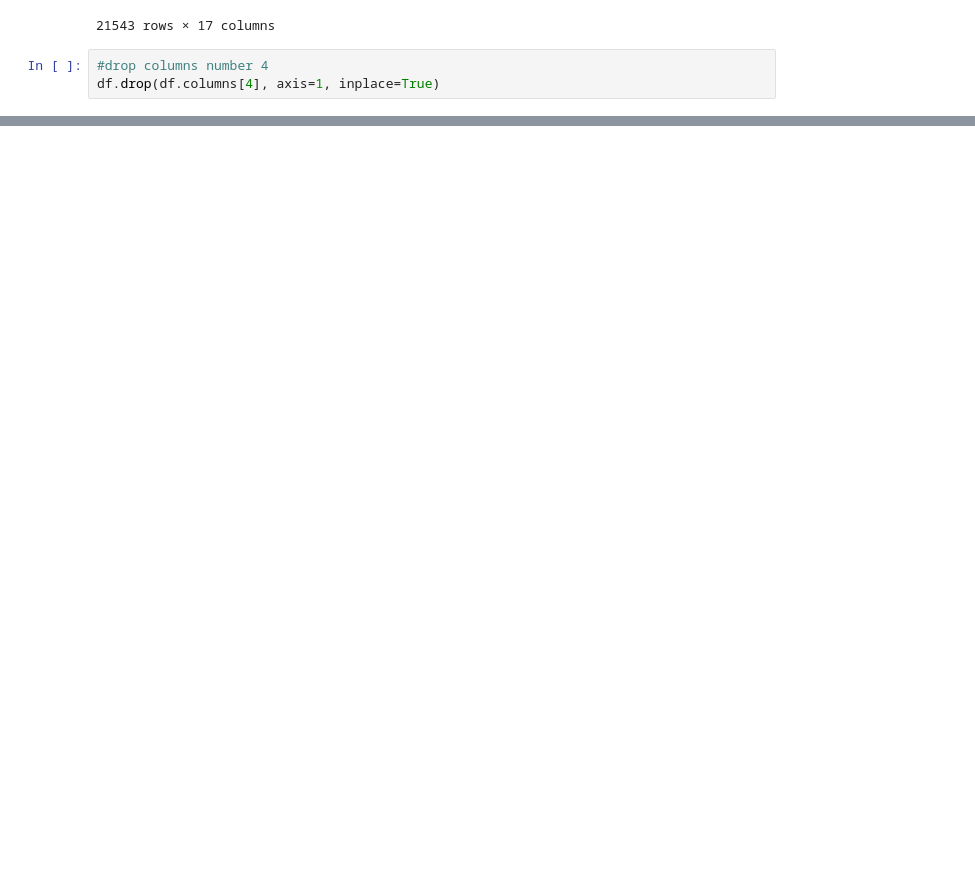
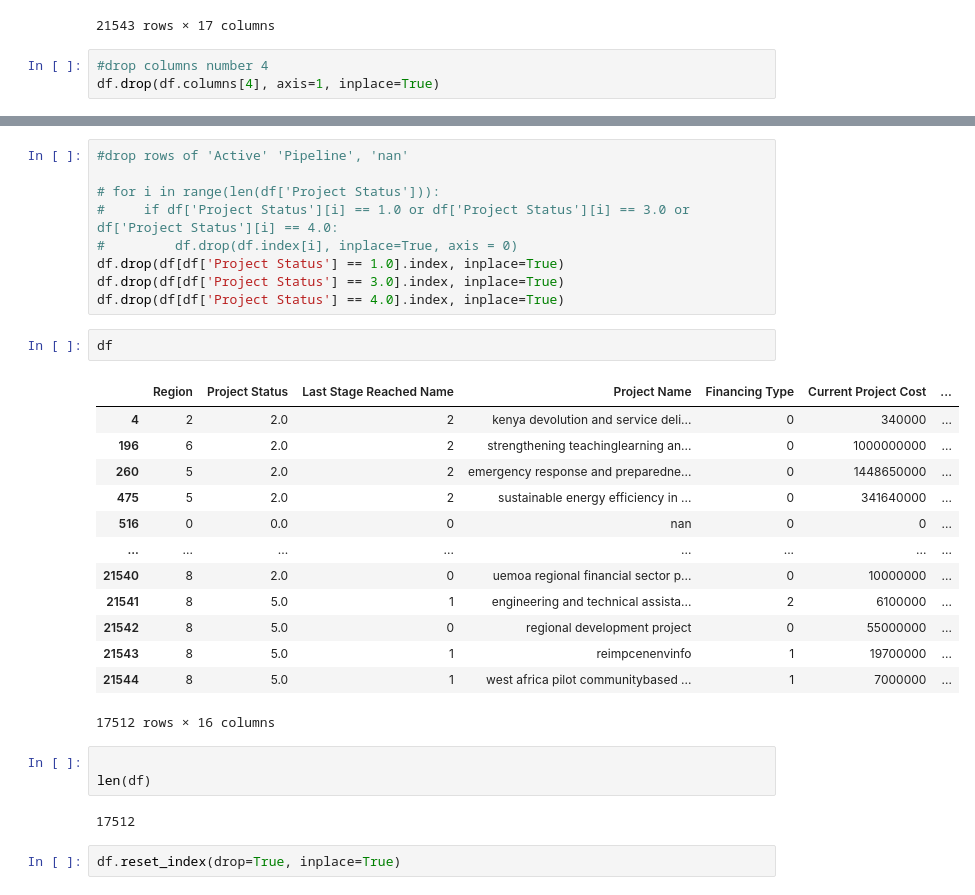
Before and after one commit to anjaliagarwal152615/world-bank-data-analysis-, a Jupyter notebook: world_bank.ipynb, the cells around one changed output, grey strips where cells are left out. Cells and saved outputs as stored; diff of their text form; blank space fills up the shorter version.

```diff
--- a/world_bank.ipynb
+++ b/world_bank.ipynb
@@ -391,0 +457,32 @@ df['Theme 2'] = df['Theme 2'].apply(lambda x: ' '.join(x))
+# %%
+#drop rows of 'Active' 'Pipeline', 'nan'
+
+# for i in range(len(df['Project Status'])):
+#     if df['Project Status'][i] == 1.0 or df['Project Status'][i] == 3.0 or df['Project Status'][i] == 4.0:
+#         df.drop(df.index[i], inplace=True, axis = 0)
+df.drop(df[df['Project Status'] == 1.0].index, inplace=True)
+df.drop(df[df['Project Status'] == 3.0].index, inplace=True)
+df.drop(df[df['Project Status'] == 4.0].index, inplace=True)
+# %%
+df
+# %% [output]
+|  | Region | Project Status | Last Stage Reached Name | Project Name | Financing Type | Current Project Cost | ... |
+| 4 | 2 | 2.0 | 2 | kenya devolution and service deli... | 0 | 340000 | ... |
+| 196 | 6 | 2.0 | 2 | strengthening teachinglearning an... | 0 | 1000000000 | ... |
+| 260 | 5 | 2.0 | 2 | emergency response and preparedne... | 0 | 1448650000 | ... |
+| 475 | 5 | 2.0 | 2 | sustainable energy efficiency in ... | 0 | 341640000 | ... |
+| 516 | 0 | 0.0 | 0 | nan | 0 | 0 | ... |
+| ... | ... | ... | ... | ... | ... | ... | ... |
+| 21540 | 8 | 2.0 | 0 | uemoa regional financial sector p... | 0 | 10000000 | ... |
+| 21541 | 8 | 5.0 | 1 | engineering and technical assista... | 2 | 6100000 | ... |
+| 21542 | 8 | 5.0 | 0 | regional development project | 0 | 55000000 | ... |
+| 21543 | 8 | 5.0 | 1 | reimpcenenvinfo | 1 | 19700000 | ... |
+| 21544 | 8 | 5.0 | 1 | west africa pilot communitybased ... | 1 | 7000000 | ... |
+17512 rows × 16 columns
+# %%
+
+len(df)
+# %% [output]
+17512
+# %%
+df.reset_index(drop=True, inplace=True)
```
Also changed, not shown: parts of 10 cells of this notebook.
